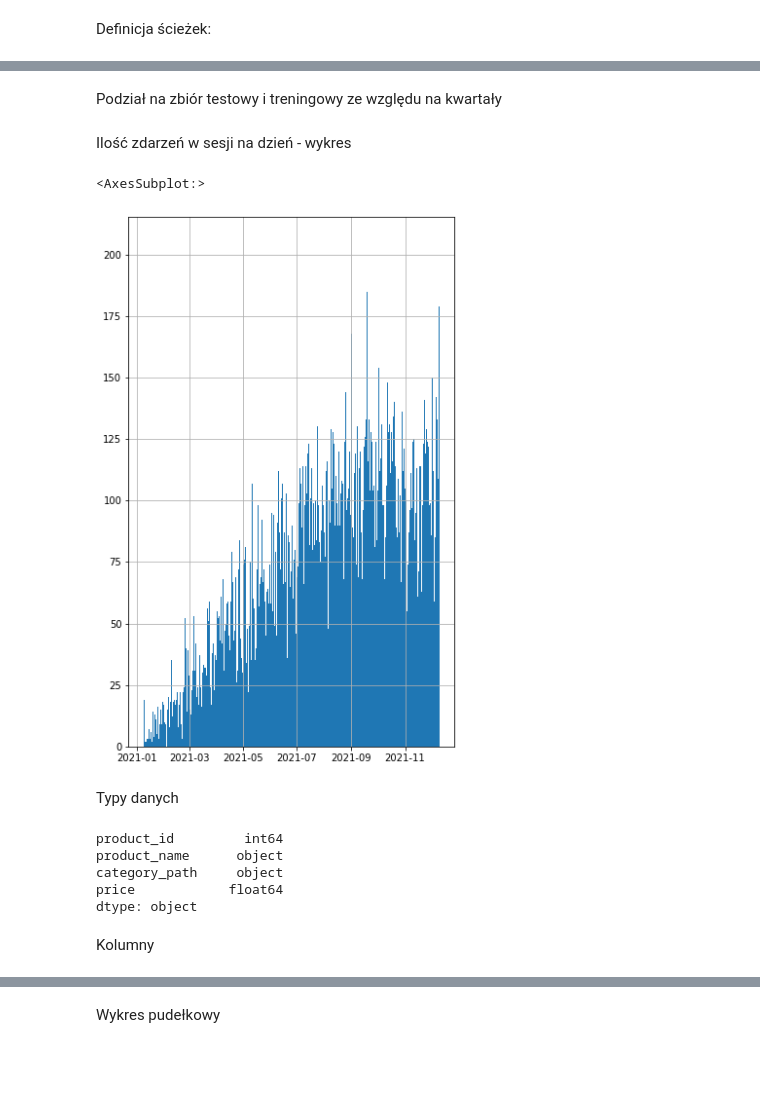
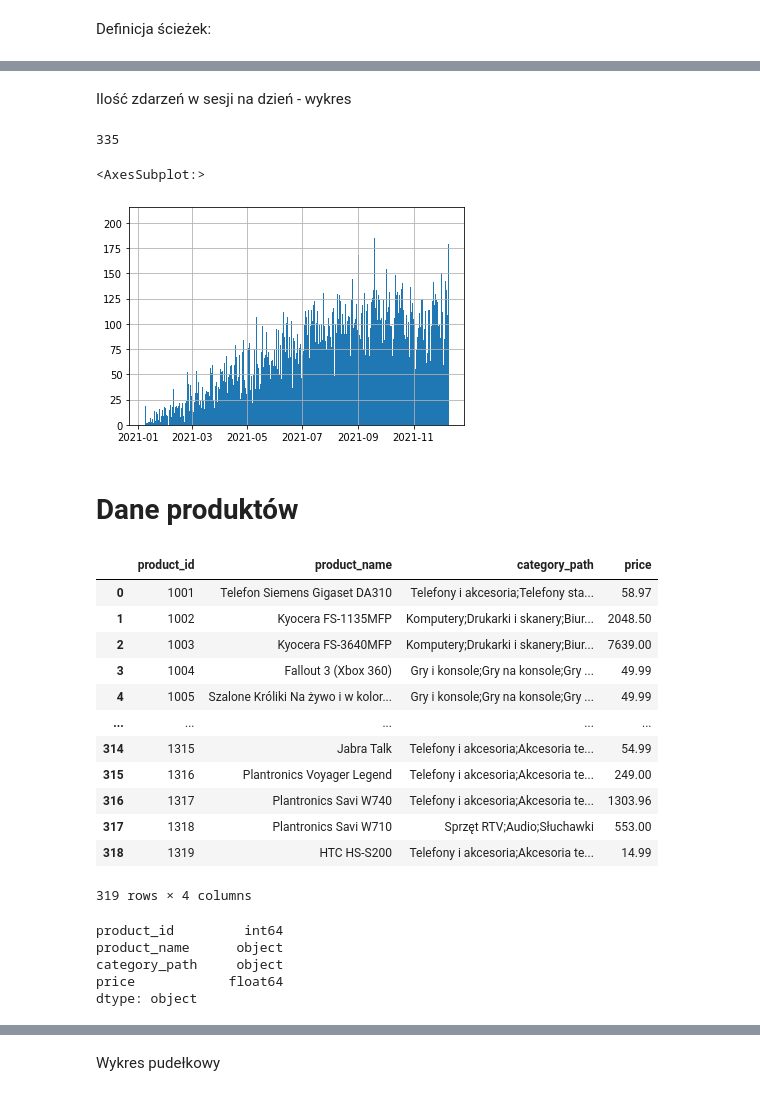
Before and after one commit to Robak132/IUM, a Jupyter notebook: notebooks/explore_data.ipynb, the cells around one changed output, grey strips where cells are left out. Saved outputs shown, nothing was run; the diff lists cells and outputs as text; code cells hidden in the pictures; blank space fills up the shorter version.

Commit message:
Weiter exploring data

```diff
--- a/notebooks/explore_data.ipynb
+++ b/notebooks/explore_data.ipynb
@@ -9,10 +9,11 @@ import matplotlib.pyplot as plt
 # %% [markdown]
 Definicja ścieżek:
 # %%
-deliveries_path = "../data/raw/deliveries.jsonl"
-products_path = "../data/raw/products.jsonl"
-sessions_path = "../data/raw/sessions.jsonl"
-users_path = "../data/raw/users.jsonl"
+iteration_path = "iteration_3/"
+deliveries_path = "../data/" + iteration_path + "raw/deliveries.jsonl"
+products_path = "../data/" + iteration_path + "raw/products.jsonl"
+sessions_path = "../data/" + iteration_path + "raw/sessions.jsonl"
+users_path = "../data/" + iteration_path + "raw/users.jsonl"
 # %%
 deliveries_data = pd.read_json(deliveries_path, lines=True)
 products_data = pd.read_json(products_path, lines=True)
@@ -23,5 +24,6 @@ users_data = pd.read_json(users_path, lines=True)
 # %%
-data = sessions_data
-data['timestamp_week'] = data['timestamp'].apply(lambda x: x.week)
-data['timestamp_quarter'] = data['timestamp'].apply(lambda x: x.quarter)
-data['timestamp_date'] = data['timestamp'].apply(lambda x: x.date())
+sessions_data
+sessions_data['timestamp_date'] = sessions_data['timestamp'].apply(lambda x: x.date())
+# sessions_data['timestamp_week'] = sessions_data['timestamp'].apply(lambda x: x.week)
+# sessions_data['timestamp_month'] = sessions_data['timestamp'].apply(lambda x: x.month)
+# sessions_data['timestamp_quarter'] = sessions_data['timestamp'].apply(lambda x: x.quarter)
@@ -44,2 +75,0 @@ data.sort_values(by=['timestamp'])
-# %% [markdown]
-Podział na zbiór testowy i treningowy ze względu na kwartały
@@ -49,10 +76,30 @@ test_data = data[data.timestamp_quarter == 4]
 # %% [markdown]
 Ilość zdarzeń w sesji na dzień - wykres
+# %%
+len(sessions_data['timestamp_date'].value_counts())
+# %% [output]
+335
 # %%
-data['timestamp_date'].hist(bins=len(data['timestamp_date'].value_counts()))
+sessions_data['timestamp_date'].hist(bins=len(sessions_data['timestamp_date'].value_counts()))
 # %% [output]
 <AxesSubplot:>
-[figure, old version]
+[figure, new version]
-# %% [markdown]
-Typy danych
+# %% [markdown]
+# Dane produktów
+# %%
+products_data
+# %% [output]
+|  | product_id | product_name | category_path | price |
+| 0 | 1001 | Telefon Siemens Gigaset DA310 | Telefony i akcesoria;Telefony sta... | 58.97 |
+| 1 | 1002 | Kyocera FS-1135MFP | Komputery;Drukarki i skanery;Biur... | 2048.50 |
+| 2 | 1003 | Kyocera FS-3640MFP | Komputery;Drukarki i skanery;Biur... | 7639.00 |
+| 3 | 1004 | Fallout 3 (Xbox 360) | Gry i konsole;Gry na konsole;Gry ... | 49.99 |
+| 4 | 1005 | Szalone Króliki Na żywo i w kolor... | Gry i konsole;Gry na konsole;Gry ... | 49.99 |
+| ... | ... | ... | ... | ... |
+| 314 | 1315 | Jabra Talk | Telefony i akcesoria;Akcesoria te... | 54.99 |
+| 315 | 1316 | Plantronics Voyager Legend | Telefony i akcesoria;Akcesoria te... | 249.00 |
+| 316 | 1317 | Plantronics Savi W740 | Telefony i akcesoria;Akcesoria te... | 1303.96 |
+| 317 | 1318 | Plantronics Savi W710 | Sprzęt RTV;Audio;Słuchawki | 553.00 |
+| 318 | 1319 | HTC HS-S200 | Telefony i akcesoria;Akcesoria te... | 14.99 |
+319 rows × 4 columns
 # %%
@@ -63,5 +110,3 @@ product_name      object
 category_path     object
 price            float64
 dtype: object
-# %% [markdown]
-Kolumny
```
Also changed, not shown: parts of 39 cells of this notebook, 2 other files.
